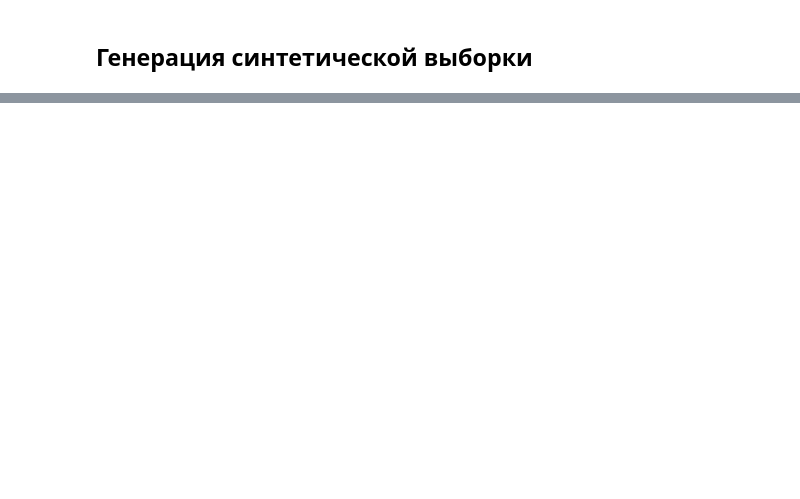
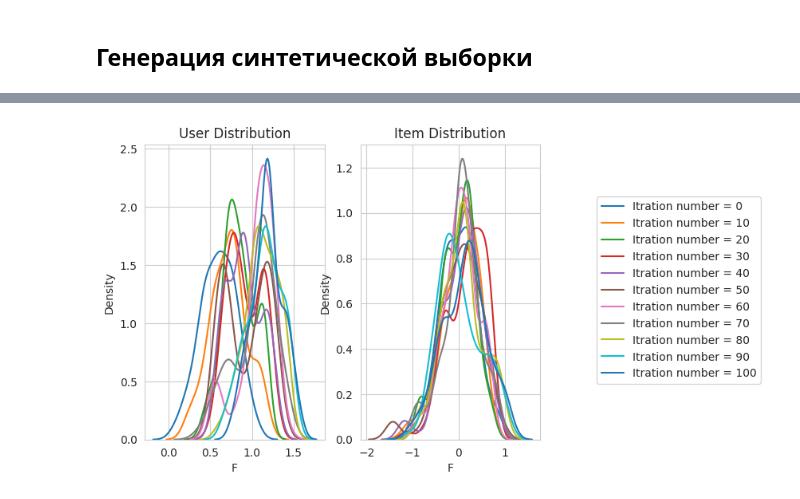
Before and after one commit to intsystems/2024-Project-144, a Jupyter notebook: code/main.ipynb, the cells around one changed output, grey strips where cells are left out. Saved outputs shown, nothing was run; the diff lists cells and outputs as text; code cells hidden in the pictures; blank space fills up the shorter version.

```diff
--- a/code/main.ipynb
+++ b/code/main.ipynb
@@ -81,0 +132,34 @@ plt.show()
+# %%
+# feedback = pd.DataFrame(feedback, columns=['UserId', 'ItemId', 'Feedback'])
+
+model = CMFRecommender(capacity=1000000, num_of_factors=300)
+model.fit(feedback, user_info, item_info)
+# %%
+new_cust_distr, new_w_distr = customer_distribution, w_distribution
+loss_history = []
+residual_history = []
+c_size = 128
+w_size = 256
+big_steps = 101
+fig, axs = plt.subplots(ncols=2)
+for i in tqdm(range(big_steps)):
+    if i % 10 == 0:
+        new_cust_distr, new_w_distr, loss, residual = dynamic_system_iterate_CMF(model, usefulness,
+                                                                               epsilon.rvs() / (i + 1), new_cust_distr,
+                                                                               new_w_distr,
+                                                                               c_size=c_size,
+                                                                               w_size=w_size, topn=8,
+                                                                               delta=1e10,
+                                                                               visualize_distributions=(i, axs))
+    else:
+        new_cust_distr, new_w_distr, loss, residual = dynamic_system_iterate_CMF(model, usefulness,
+                                                                               epsilon.rvs() / (i + 1), new_cust_distr,
+                                                                               new_w_distr,
+                                                                               c_size=c_size,
+                                                                               w_size=w_size, topn=8, delta=1e10)
+    loss_history.append(loss)
+    residual_history.append(residual)
+fig.legend(loc='center left', bbox_to_anchor=(1, 0.5))
+fig.show()
+# %% [output]
+[figure, added]
```
Also changed, not shown: parts of 31 cells of this notebook, 5 other files.
